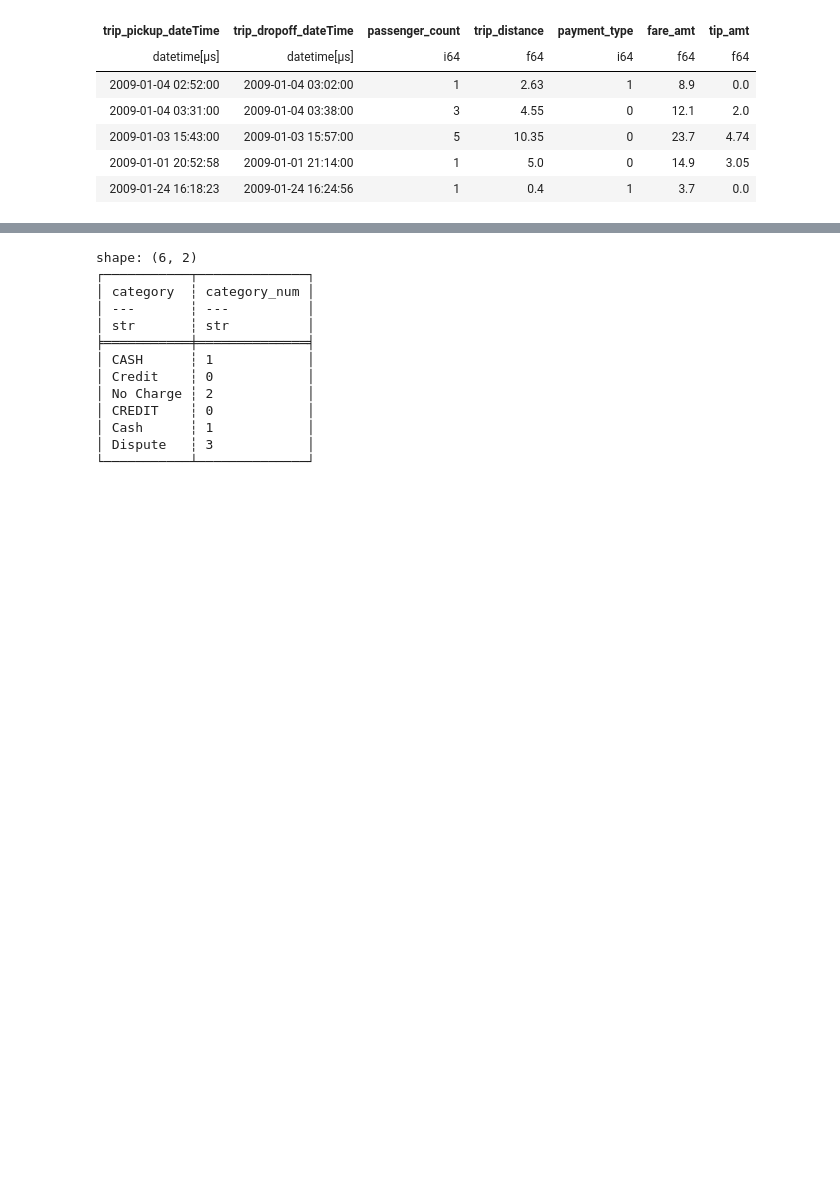
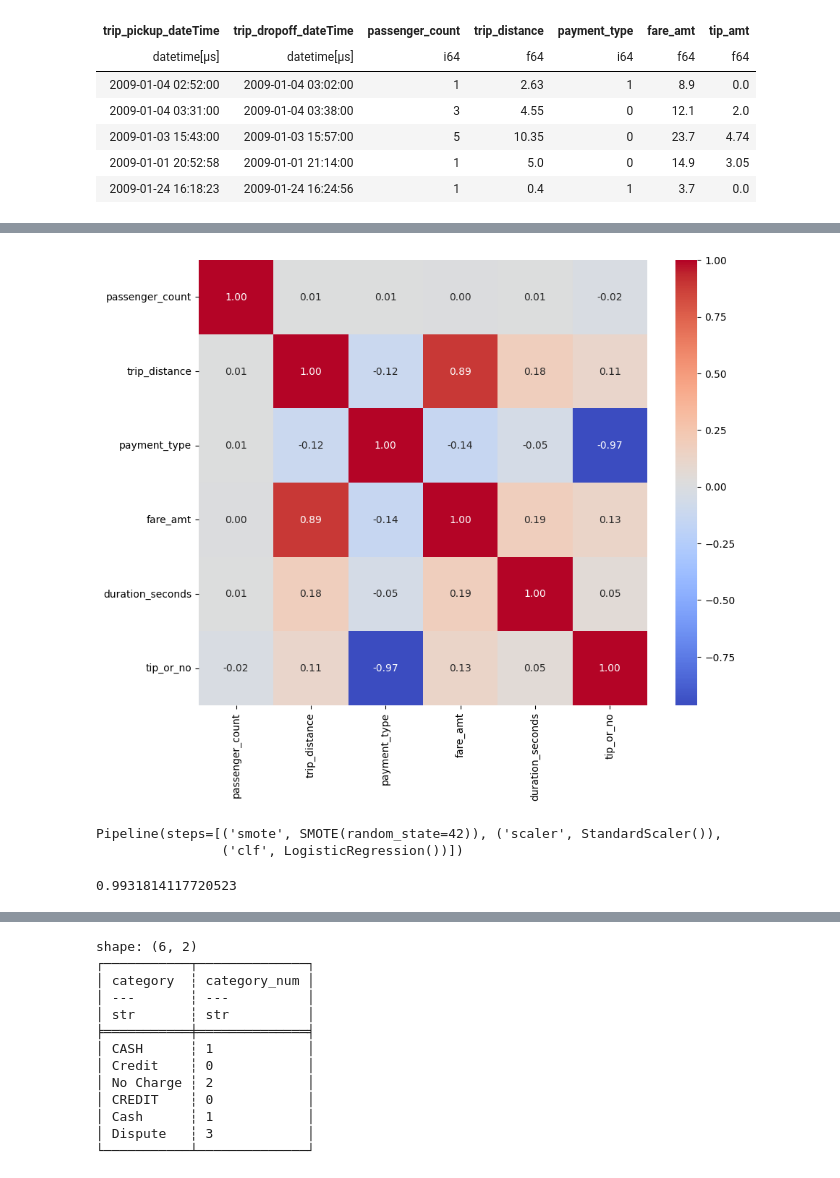
Before and after one commit to imdwipayana/Battlefield, a Jupyter notebook: python project/Yellow Taxi January 2009/yellow taxi january 2009.ipynb, the cells around one changed output, grey strips where cells are left out. Saved outputs shown, nothing was run; the diff lists cells and outputs as text; code cells hidden in the pictures; blank space fills up the shorter version.

```diff
--- a/python project/Yellow Taxi January 2009/yellow taxi january 2009.ipynb
+++ b/python project/Yellow Taxi January 2009/yellow taxi january 2009.ipynb
@@ -94,0 +115,6 @@ data_jan_2009 = data_jan_2009.with_columns(
+# %%
+data_jan_2009 = data_jan_2009.with_columns(
+    ((pl.col("trip_dropoff_dateTime") - pl.col("trip_pickup_dateTime")).dt.total_seconds())
+    .cast(pl.Int64)
+    .alias("duration_seconds")
+)
@@ -94,0 +132,2 @@ data_jan_2009 = data_jan_2009.with_columns(
+# %%
+data_jan_2009 = data_jan_2009.drop(["trip_pickup_dateTime", "trip_dropoff_dateTime", "duration_days"])
@@ -94,0 +145,9 @@ data_jan_2009 = data_jan_2009.with_columns(
+# %%
+data_jan_2009 = data_jan_2009.with_columns(
+    pl.when(pl.col("tip_amt") == 0)
+      .then(0)
+      .otherwise(1)
+      .alias("tip_or_no")
+)
+# %%
+data_jan_2009 = data_jan_2009.drop(["tip_amt"])
@@ -94,0 +173,11 @@ data_jan_2009 = data_jan_2009.with_columns(
+# %%
+import seaborn as sns
+import matplotlib.pyplot as plt
+
+corr_df = data_jan_2009.select(pl.all().cast(pl.Float64)).to_pandas().corr()
+
+plt.figure(figsize=(10, 8))
+sns.heatmap(corr_df, annot=True, fmt=".2f", cmap="coolwarm")
+plt.show()
+# %% [output]
+[figure, added]
@@ -94,0 +196,20 @@ data_jan_2009 = data_jan_2009.with_columns(
+# %%
+from imblearn.pipeline import Pipeline
+from sklearn.preprocessing import StandardScaler
+from sklearn.linear_model import LogisticRegression
+from imblearn.over_sampling import SMOTE
+
+pipeline = Pipeline([
+    ('smote', SMOTE(random_state=42)),
+    ('scaler', StandardScaler()),
+    ('clf', LogisticRegression())
+])
+
+pipeline.fit(X_train, y_train)
+# %% [output]
+Pipeline(steps=[('smote', SMOTE(random_state=42)), ('scaler', StandardScaler()),
+                ('clf', LogisticRegression())])
+# %%
+pipeline.score(X_test,y_test)
+# %% [output]
+0.9931814117720523
```
Also changed, not shown: parts of 12 cells of this notebook.
